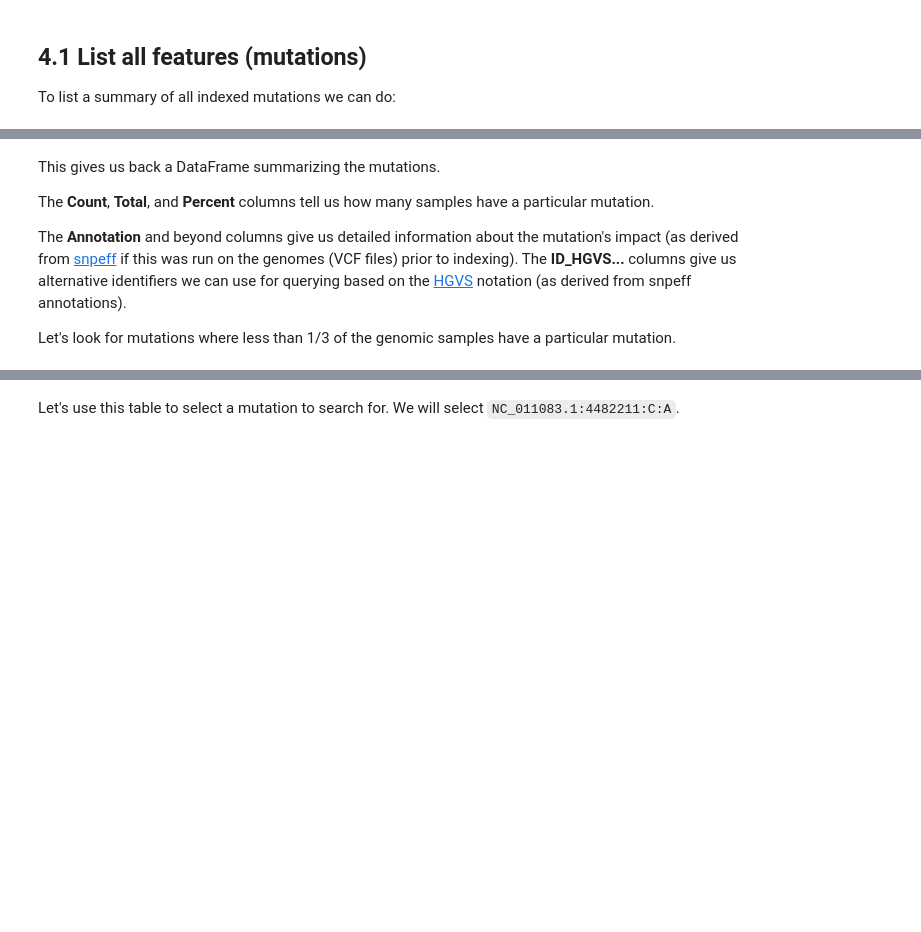
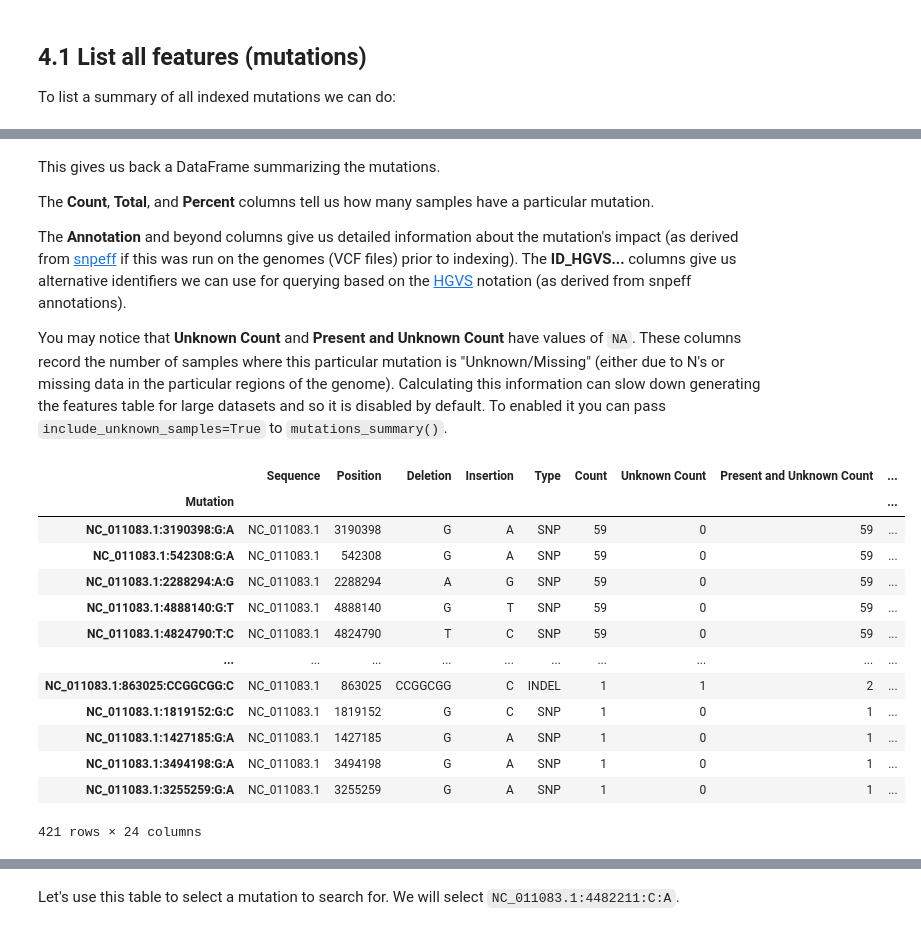
Before and after one commit to apetkau/genomics-data-index-examples, a Jupyter notebook: examples/tutorial-1-salmonella.ipynb, the cells around one changed output, grey strips where cells are left out. Cells and saved outputs as stored; diff of their text form; code cells hidden in the pictures; blank space fills up the shorter version.

```diff
--- a/examples/tutorial-1-salmonella.ipynb
+++ b/examples/tutorial-1-salmonella.ipynb
@@ -256,4 +256,22 @@ The **Count**, **Total**, and **Percent** columns tell us how many samples have
 
 The **Annotation** and beyond columns give us detailed information about the mutation's impact (as derived from [snpeff](https://pcingola.github.io/SnpEff/) if this was run on the genomes (VCF files) prior to indexing). The **ID_HGVS...** columns give us alternative identifiers we can use for querying based on the [HGVS](https://varnomen.hgvs.org/) notation (as derived from snpeff annotations).
 
-Let's look for mutations where less than 1/3 of the genomic samples have a particular mutation.
+You may notice that **Unknown Count** and **Present and Unknown Count** have values of `NA`. These columns record the number of samples where this particular mutation is "Unknown/Missing" (either due to N's or missing data in the particular regions of the genome). Calculating this information can slow down generating the features table for large datasets and so it is disabled by default. To enabled it you can pass `include_unknown_samples=True` to `mutations_summary()`.
+# %%
+summary_df = db.mutations_summary(reference_name='NC_011083', include_unknown_samples=True).sort_values('Count', ascending=False)
+summary_df
+# %% [output]
+|  | Sequence | Position | Deletion | Insertion | Type | Count | Unknown Count | Present and Unknown Count | ... |
+| Mutation |  |  |  |  |  |  |  |  | ... |
+| NC_011083.1:3190398:G:A | NC_011083.1 | 3190398 | G | A | SNP | 59 | 0 | 59 | ... |
+| NC_011083.1:542308:G:A | NC_011083.1 | 542308 | G | A | SNP | 59 | 0 | 59 | ... |
+| NC_011083.1:2288294:A:G | NC_011083.1 | 2288294 | A | G | SNP | 59 | 0 | 59 | ... |
+| NC_011083.1:4888140:G:T | NC_011083.1 | 4888140 | G | T | SNP | 59 | 0 | 59 | ... |
+| NC_011083.1:4824790:T:C | NC_011083.1 | 4824790 | T | C | SNP | 59 | 0 | 59 | ... |
+| ... | ... | ... | ... | ... | ... | ... | ... | ... | ... |
+| NC_011083.1:863025:CCGGCGG:C | NC_011083.1 | 863025 | CCGGCGG | C | INDEL | 1 | 1 | 2 | ... |
+| NC_011083.1:1819152:G:C | NC_011083.1 | 1819152 | G | C | SNP | 1 | 0 | 1 | ... |
+| NC_011083.1:1427185:G:A | NC_011083.1 | 1427185 | G | A | SNP | 1 | 0 | 1 | ... |
+| NC_011083.1:3494198:G:A | NC_011083.1 | 3494198 | G | A | SNP | 1 | 0 | 1 | ... |
+| NC_011083.1:3255259:G:A | NC_011083.1 | 3255259 | G | A | SNP | 1 | 0 | 1 | ... |
+421 rows × 24 columns
```
Also changed, not shown: parts of 27 cells of this notebook, 2 other files.
